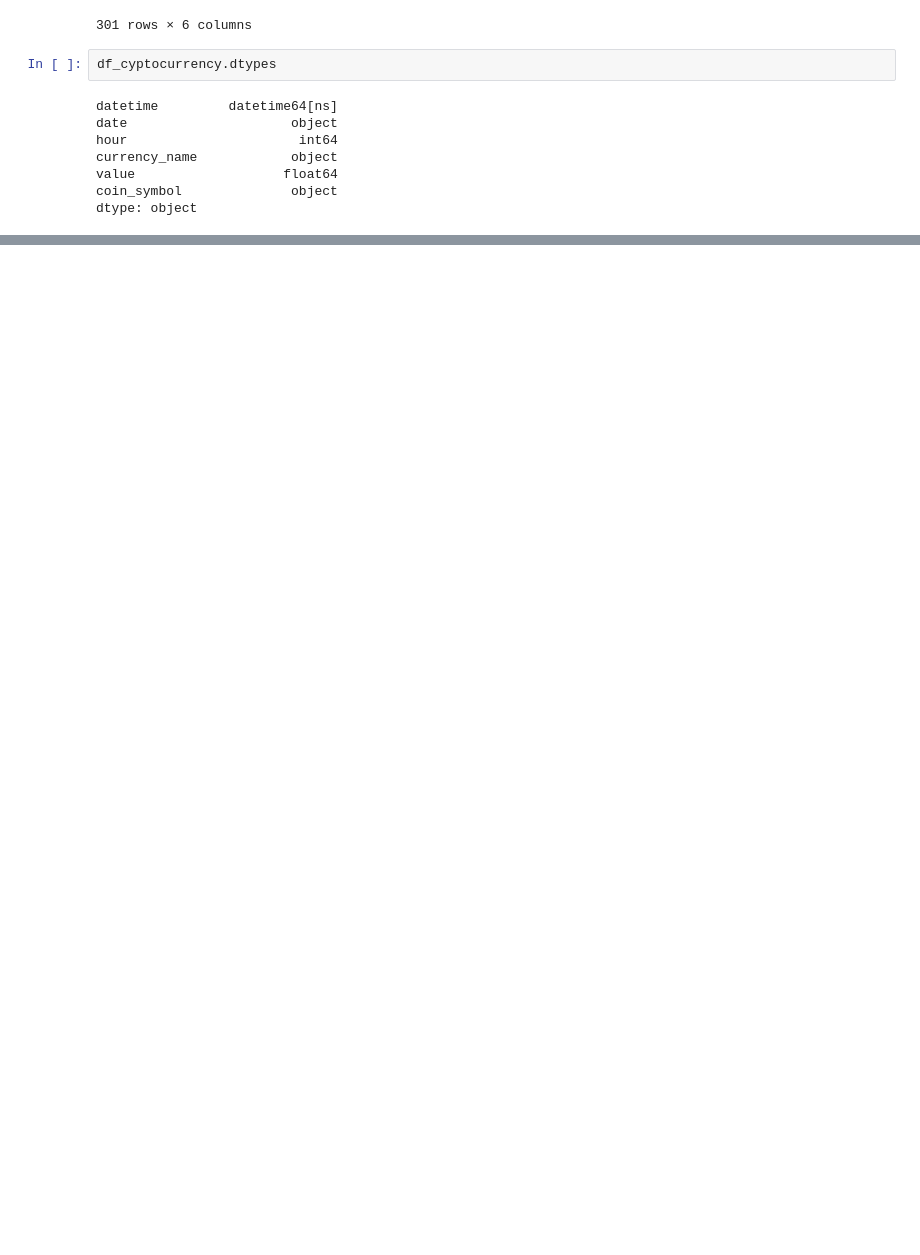
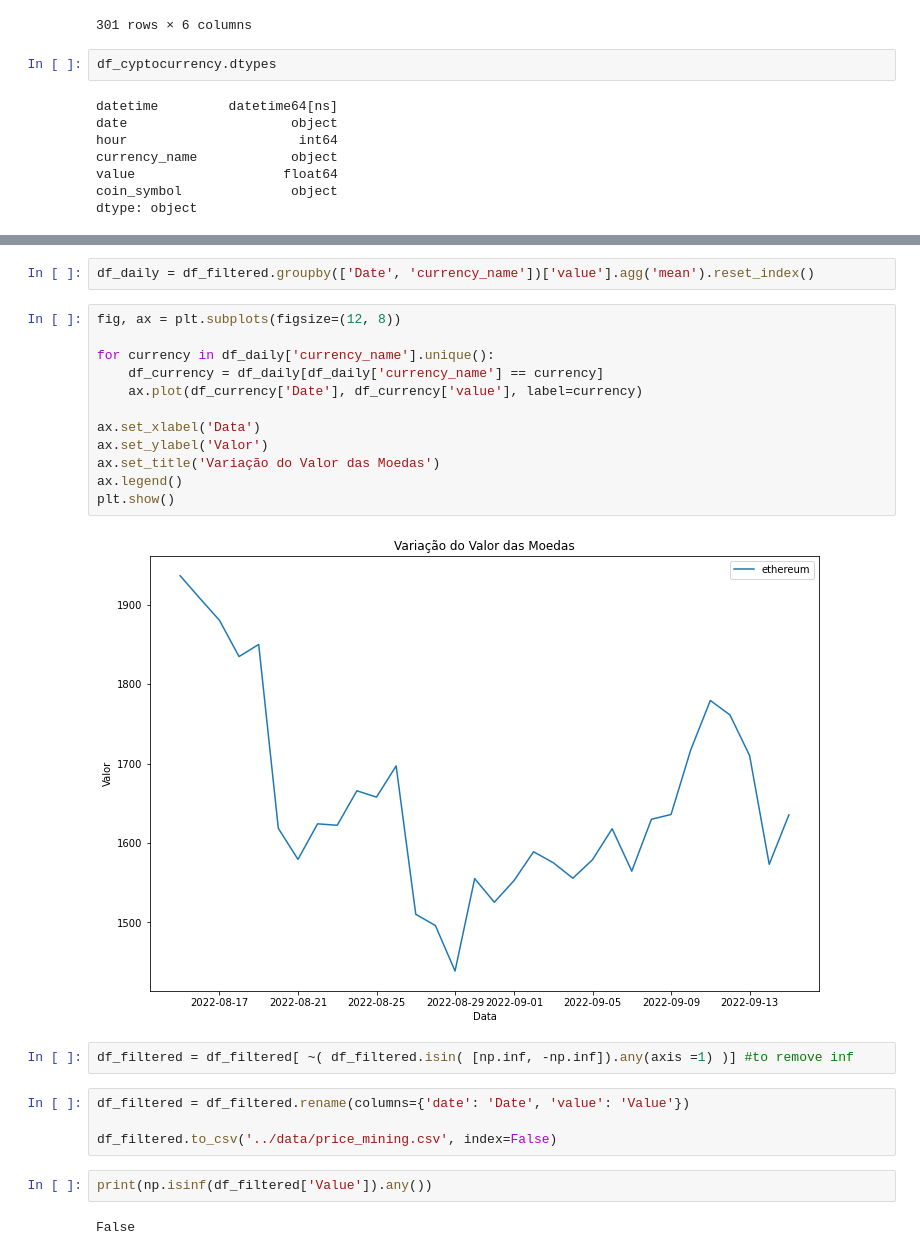
Before and after one commit to rushmetra/MD-Project, a Jupyter notebook: src/price_mining.ipynb, the cells around one changed output, grey strips where cells are left out. Drawn from its saved outputs; the diff is of its cells as text; blank space fills up the shorter version.

```diff
--- a/src/price_mining.ipynb
+++ b/src/price_mining.ipynb
@@ -144,0 +138,26 @@ df_filtered.shape
+# %%
+df_daily = df_filtered.groupby(['Date', 'currency_name'])['value'].agg('mean').reset_index()
+# %%
+fig, ax = plt.subplots(figsize=(12, 8))
+
+for currency in df_daily['currency_name'].unique():
+    df_currency = df_daily[df_daily['currency_name'] == currency]
+    ax.plot(df_currency['Date'], df_currency['value'], label=currency)
+
+ax.set_xlabel('Data')
+ax.set_ylabel('Valor')
+ax.set_title('Variação do Valor das Moedas')
+ax.legend()
+plt.show()
+# %% [output]
+[figure, added]
+# %%
+df_filtered = df_filtered[ ~( df_filtered.isin( [np.inf, -np.inf]).any(axis =1) )] #to remove inf
+# %%
+df_filtered = df_filtered.rename(columns={'date': 'Date', 'value': 'Value'})
+
+df_filtered.to_csv('../data/price_mining.csv', index=False)
+# %%
+print(np.isinf(df_filtered['Value']).any())
+# %% [output]
+False
```
Also changed, not shown: parts of 11 cells of this notebook, 7 other files.
